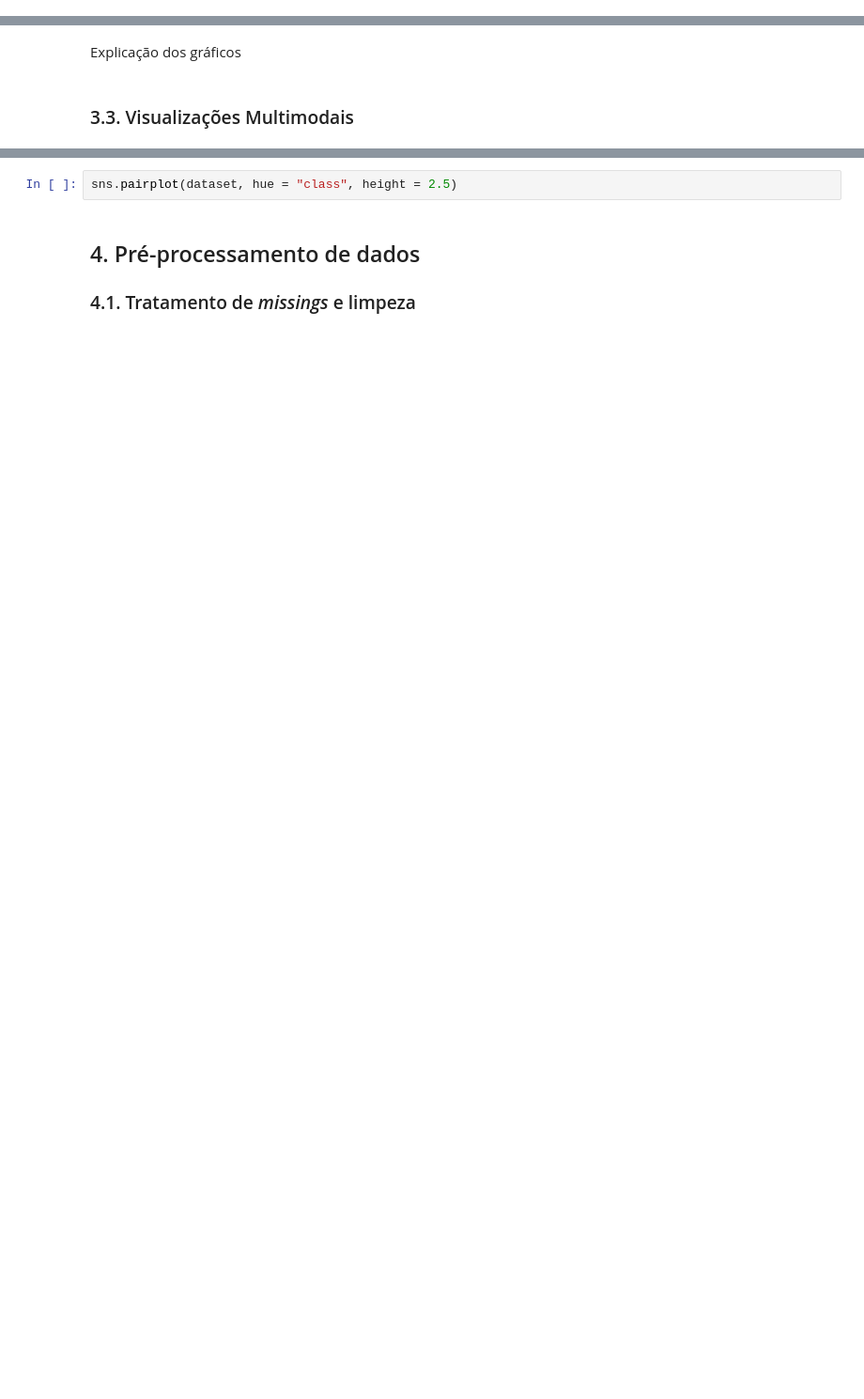
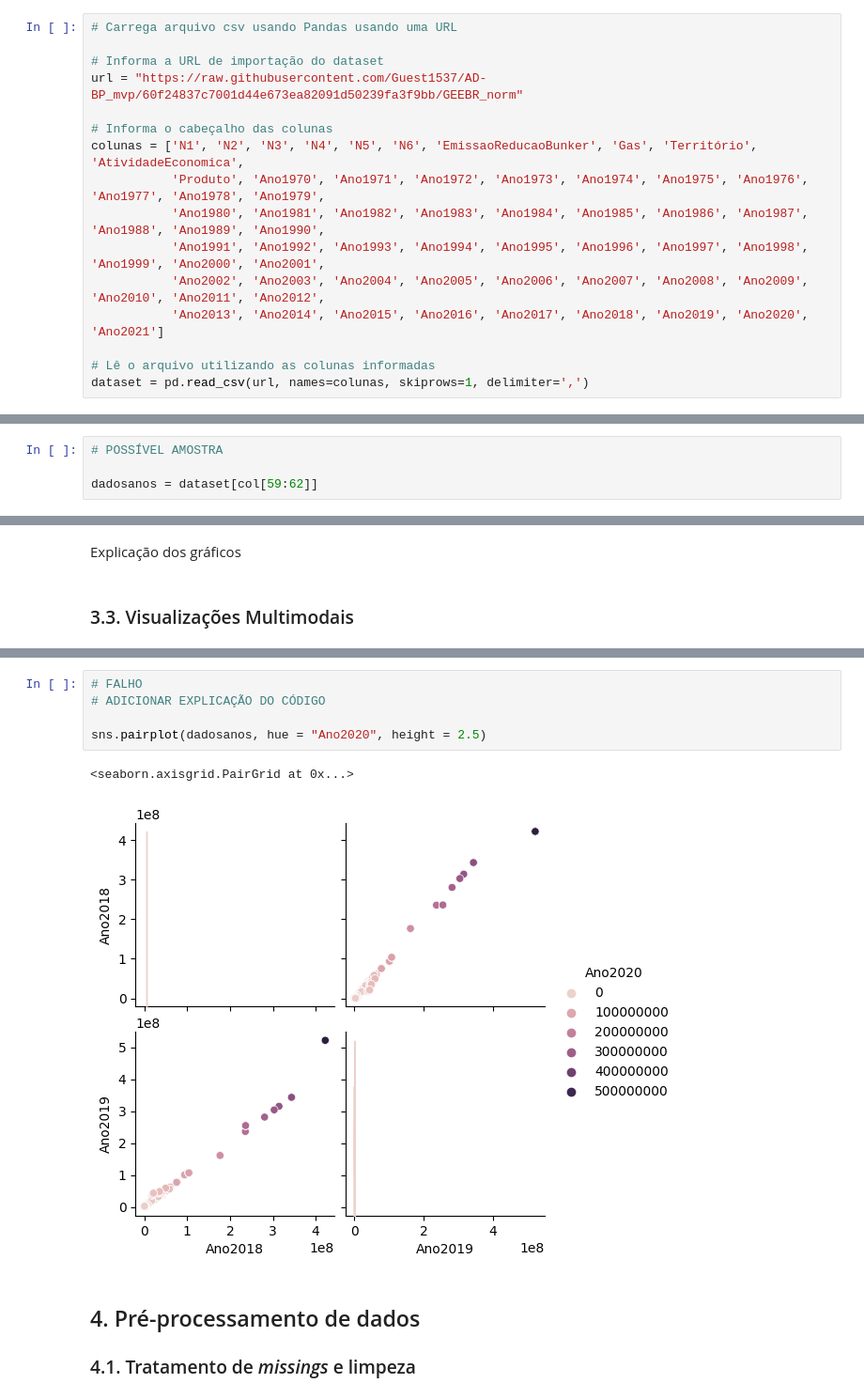
Before and after one commit to Guest1537/AD-BP_mvp, a Jupyter notebook: Untitled0.ipynb, the cells around one changed output, grey strips where cells are left out. Shown at 94% size. Cells and saved outputs as stored; diff of their text form; blank space fills up the shorter version.

```diff
--- a/Untitled0.ipynb
+++ b/Untitled0.ipynb
@@ -19,3 +87,19 @@ código
+# %%
+# Carrega arquivo csv usando Pandas usando uma URL
+
+# Informa a URL de importação do dataset
+url = "https://raw.githubusercontent.com/Guest1537/AD-BP_mvp/60f24837c7001d44e673ea82091d50239fa3f9bb/GEEBR_norm"
+
+# Informa o cabeçalho das colunas
+colunas = ['N1', 'N2', 'N3', 'N4', 'N5', 'N6', 'EmissaoReducaoBunker', 'Gas', 'Território', 'AtividadeEconomica',
+           'Produto', 'Ano1970', 'Ano1971', 'Ano1972', 'Ano1973', 'Ano1974', 'Ano1975', 'Ano1976', 'Ano1977', 'Ano1978', 'Ano1979',
+           'Ano1980', 'Ano1981', 'Ano1982', 'Ano1983', 'Ano1984', 'Ano1985', 'Ano1986', 'Ano1987', 'Ano1988', 'Ano1989', 'Ano1990',
+           'Ano1991', 'Ano1992', 'Ano1993', 'Ano1994', 'Ano1995', 'Ano1996', 'Ano1997', 'Ano1998', 'Ano1999', 'Ano2000', 'Ano2001',
+           'Ano2002', 'Ano2003', 'Ano2004', 'Ano2005', 'Ano2006', 'Ano2007', 'Ano2008', 'Ano2009', 'Ano2010', 'Ano2011', 'Ano2012',
+           'Ano2013', 'Ano2014', 'Ano2015', 'Ano2016', 'Ano2017', 'Ano2018', 'Ano2019', 'Ano2020', 'Ano2021']
+
+# Lê o arquivo utilizando as colunas informadas
+dataset = pd.read_csv(url, names=colunas, skiprows=1, delimiter=',')
 # %%
 dataset.head()
 # %% [markdown]
@@ -42,2 +130,6 @@ plt.show()
 # %% [markdown]
 Explicação dos gráficos
+# %%
+# POSSÍVEL AMOSTRA
+
+dadosanos = dataset[col[59:62]]
@@ -55,5 +194,11 @@ sns.pairplot(dataset)
 # %%
-sns.pairplot(dataset, hue = "class", height = 2.5)
+# FALHO
+# ADICIONAR EXPLICAÇÃO DO CÓDIGO
+
+sns.pairplot(dadosanos, hue = "Ano2020", height = 2.5)
+# %% [output]
+<seaborn.axisgrid.PairGrid at 0x...>
+[figure, added]
 # %% [markdown]
 ## 4. Pré-processamento de dados
 
```
Also changed, not shown: parts of 36 cells of this notebook.
